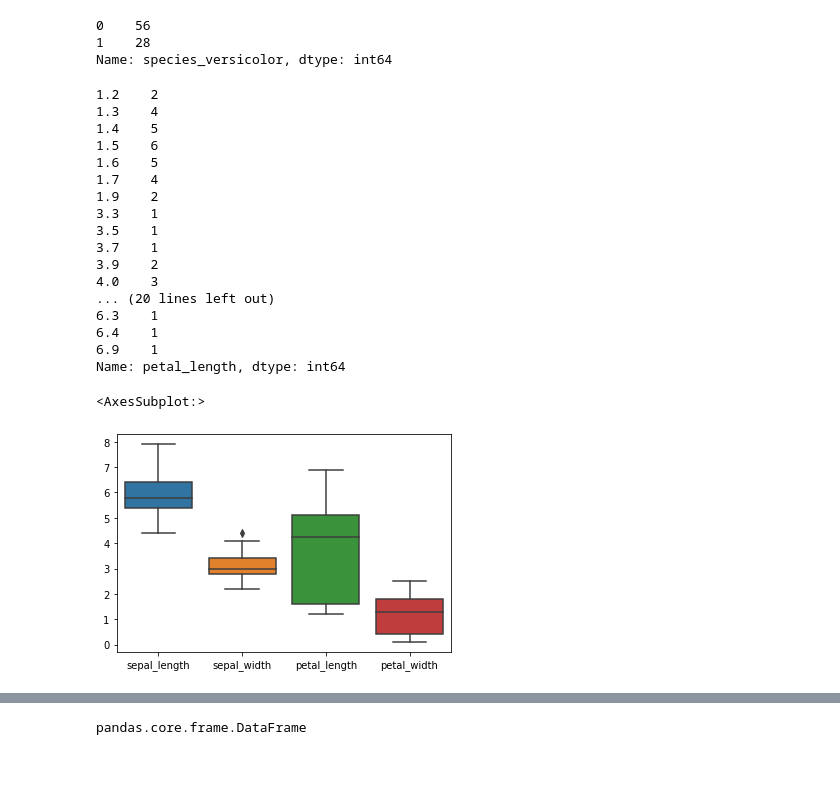
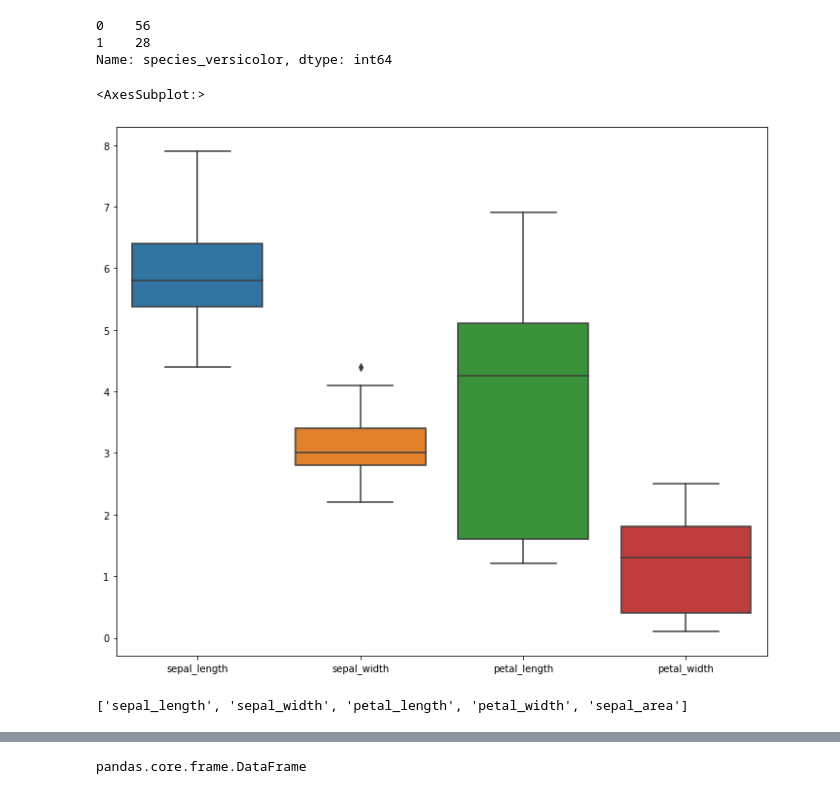
Before and after one commit to cindyvillanuevads/classification-exercises, a Jupyter notebook: classification_exercises.ipynb, the cells around one changed output, grey strips where cells are left out. Cells and saved outputs as stored; diff of their text form; code cells hidden in the pictures; blank space fills up the shorter version.

```diff
--- a/classification_exercises.ipynb
+++ b/classification_exercises.ipynb
@@ -1246,27 +1238,16 @@ i_train.species_versicolor.value_counts()
 1    28
 Name: species_versicolor, dtype: int64
 # %%
-i_train.petal_length.value_counts().sort_index()
+#i_train.petal_length.value_counts().sort_index()
-# %% [output]
-1.2    2
-1.3    4
-1.4    5
-1.5    6
-1.6    5
-1.7    4
-1.9    2
-3.3    1
-3.5    1
-3.7    1
-3.9    2
-4.0    3
-... (20 lines left out)
-6.3    1
-6.4    1
-6.9    1
-Name: petal_length, dtype: int64
 # %%
+plt.figure(figsize = (12,10))
 sns.boxplot(data=i_train.drop(columns = ['species_versicolor', 'species_virginica']))
 # %% [output]
 <AxesSubplot:>
-[figure, old version]
+[figure, new version]
+# %%
+# i'm getting the list of columns with a float type
+col = list(i_train.select_dtypes('float').columns)
+col
+# %% [output]
+['sepal_length', 'sepal_width', 'petal_length', 'petal_width', 'sepal_area']
```
Also changed, not shown: parts of 35 cells of this notebook.
